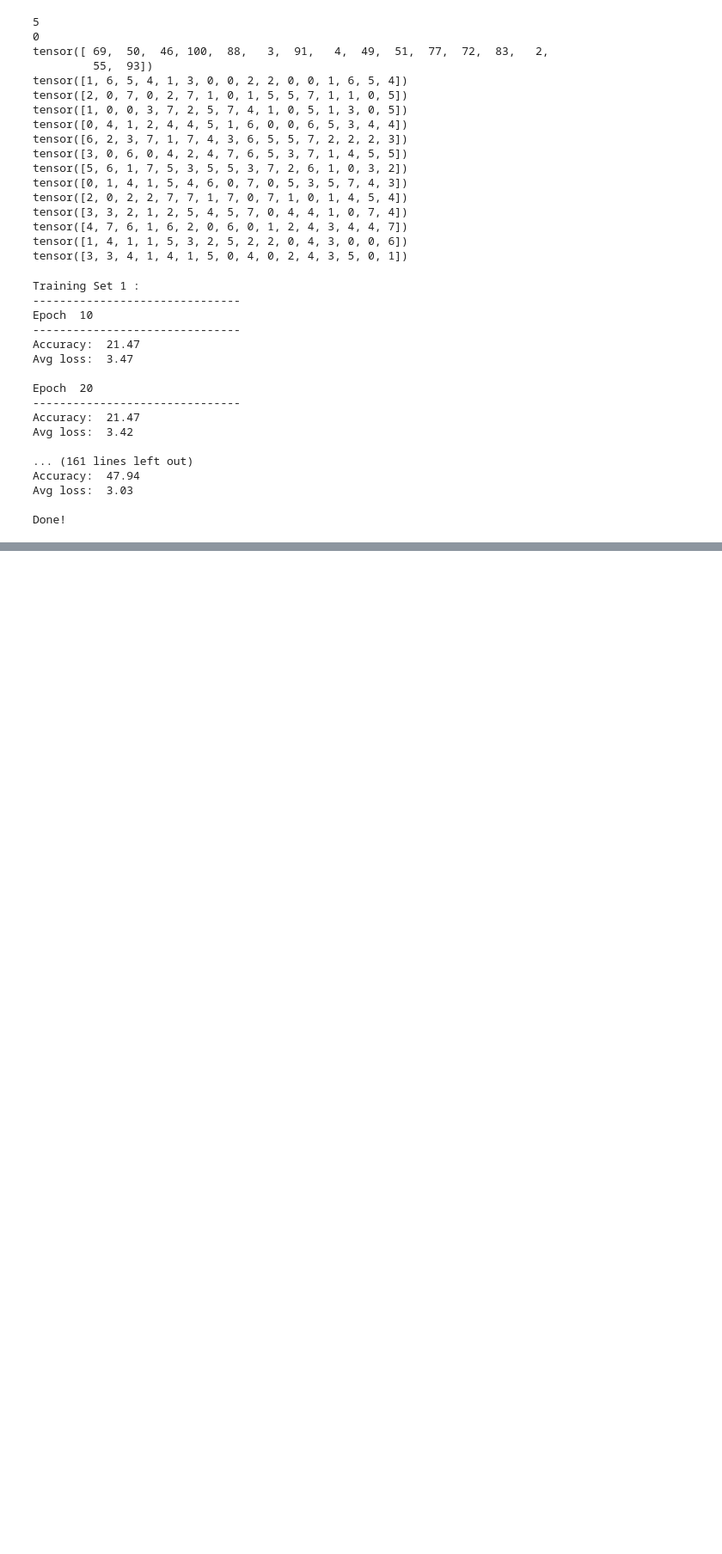
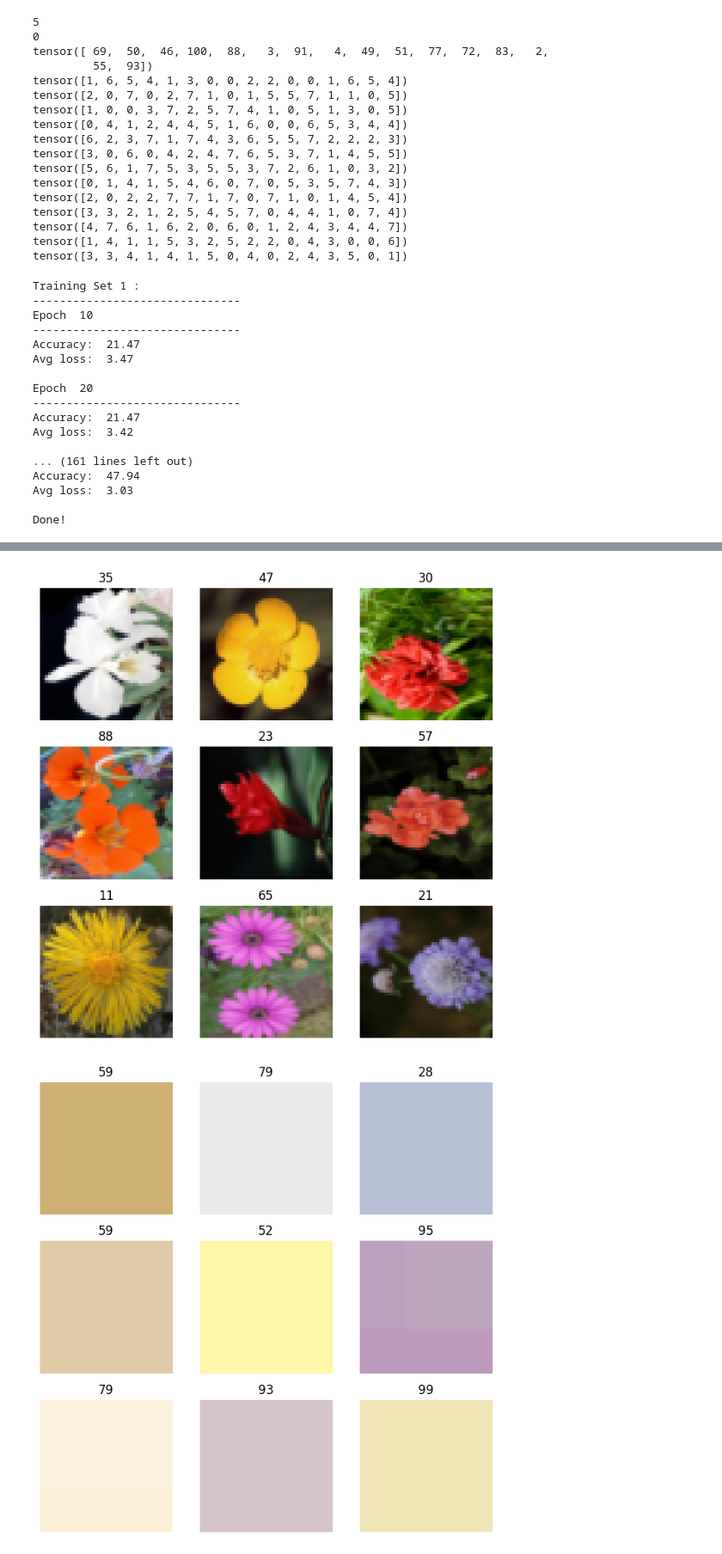
Before and after one commit to AACRobinson/IMLO-Assessment, a Jupyter notebook: IMLO_Assessment.ipynb, the cells around one changed output, grey strips where cells are left out. Shown: that part at 86% size. Saved outputs shown, nothing was run; the diff lists cells and outputs as text; code cells hidden in the pictures; blank space fills up the shorter version.

Commit message:
Updated model - Attempting to implement pooling function to preprocess data to make it more suitable for training purposes

```diff
--- a/IMLO_Assessment.ipynb
+++ b/IMLO_Assessment.ipynb
@@ -33,7 +33,7 @@ trainFlowers = datasets.Flowers102 (
     root="data",
     split="train",
     download=True,
-    transform=Compose([ToTensor(), Resize((250, 250))]) #Need to convert all images to the same tensor dimensions
+    transform=transforms.Compose([ToTensor(), Resize((50, 50))]) #Need to convert all images to the same tensor dimensions
                                                           ##we want these images to be large enough to for model to be able to classify with a reasonable degree of accuracy
                                                           ##yet small enough to make sure memory doesn't fill up/model trains in a reasonable amount of time
 )
@@ -42,19 +42,19 @@ validateFlowers = datasets.Flowers102 (
     root="data",
     split="val",
     download=True,
-    transform=Compose([ToTensor(), Resize((250, 250))])
+    transform=transforms.Compose([ToTensor(), Resize((50, 50))])
 )
 
 testFlowers = datasets.Flowers102 (
     root="data",
     split="test",
     download=True,
-    transform=Compose([ToTensor(), Resize((250, 250))])
+    transform=transforms.Compose([ToTensor(), Resize((50, 50))])
 )
 
-trainDataLoader = DataLoader(trainFlowers, batch_size=16, shuffle=True)
-validateDataLoader = DataLoader(validateFlowers, batch_size=16, shuffle=True)
-testDataLoader = DataLoader(testFlowers, batch_size=16, shuffle=True)
+trainDataLoader = DataLoader(trainFlowers, batch_size=4, shuffle=True)
+validateDataLoader = DataLoader(validateFlowers, batch_size=4, shuffle=True)
+testDataLoader = DataLoader(testFlowers, batch_size=4, shuffle=True)
 # %% [output]
 Using cuda device
 # %% [markdown]
@@ -351,0 +353,14 @@ Done!
+# %%
+#Define pooling function to preprocess data
+
+poolFunction = nn.MaxPool2d((50, 50), stride=1, padding=1)
+pooledTrainFlowers = []
+
+showGrid(trainFlowers)
+showGrid(pooledTrainFlowers)
+
+for x in range(len(trainFlowers)) :
+  pooledTrainFlowers.append((poolFunction(trainFlowers[x][0]), trainFlowers[x][1]))
+# %% [output]
+[figure, added]
+[figure, added]
```
Also changed, not shown: parts of 4 cells of this notebook.
